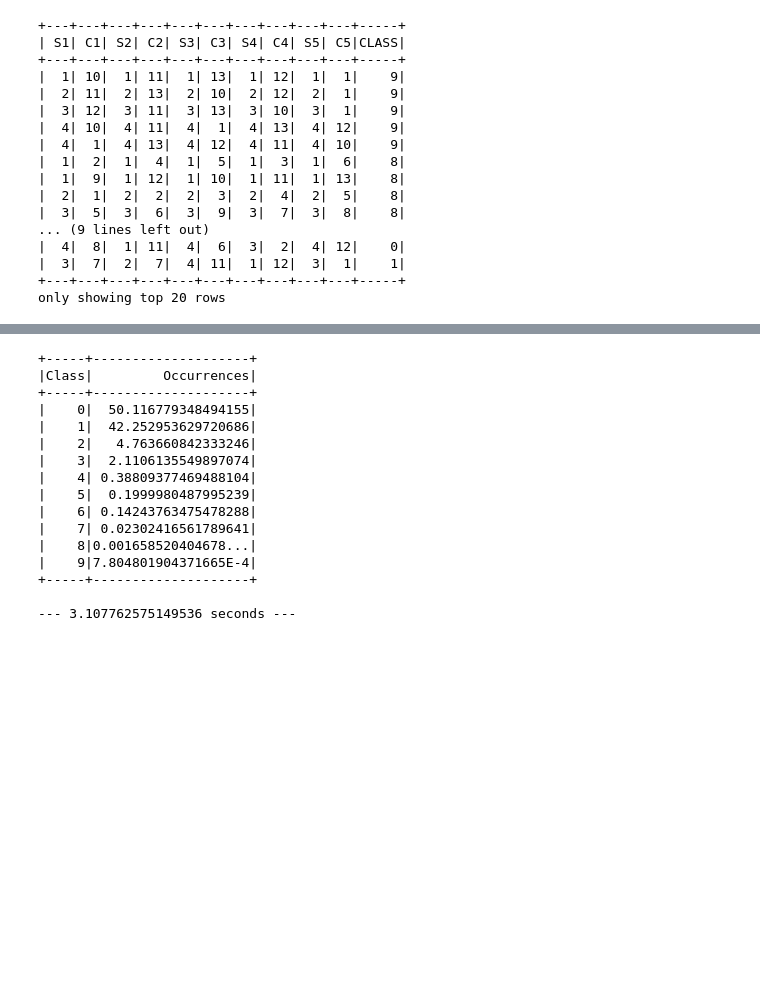
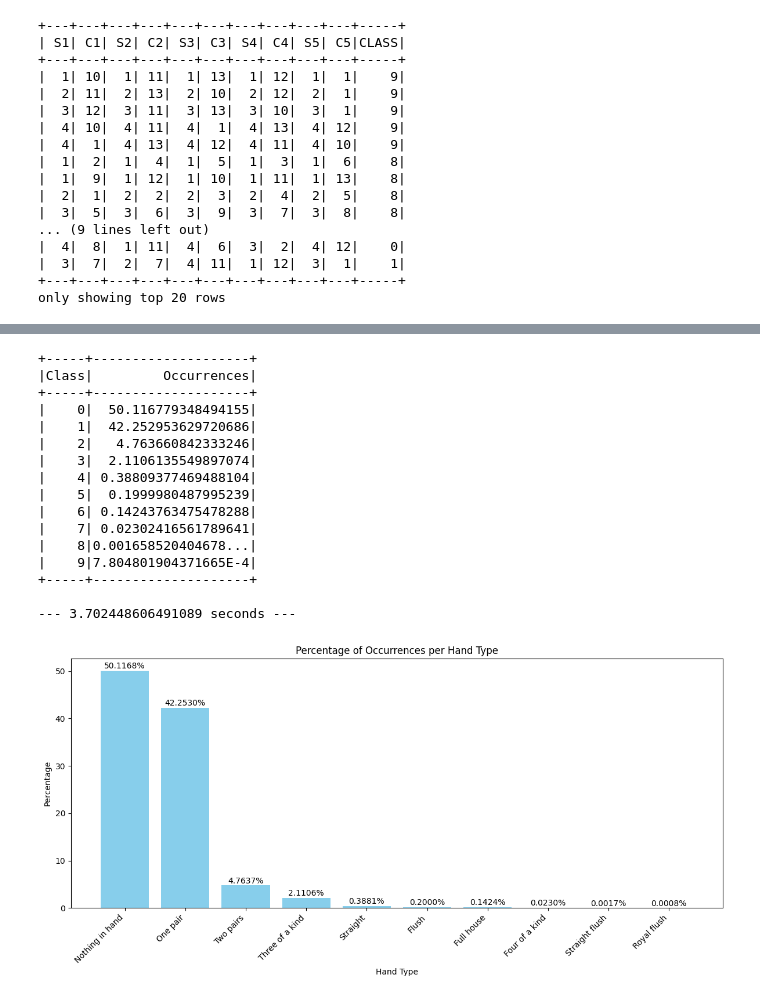
Before and after one commit to myhre062/Project-Poker-Predicition, a Jupyter notebook: Project_4_Spark_SQL.ipynb, the cells around one changed output, grey strips where cells are left out. Drawn from its saved outputs; the diff is of its cells as text; code cells hidden in the pictures; blank space fills up the shorter version.

```diff
--- a/Project_4_Spark_SQL.ipynb
+++ b/Project_4_Spark_SQL.ipynb
@@ -132,13 +182,14 @@ print("--- %s seconds ---" % (time.time() - start_time))
 # Here we have added the hint to Broadcast the lookup table.
 start_time = time.time()
 
-spark.sql("""
+hand_percentages = spark.sql("""
 SELECT Class, ((COUNT(Class) / 1025010)*100) AS Occurrences
 FROM hands
 GROUP BY Class
 ORDER BY Occurrences DESC
-""").show()
+""")
 
+hand_percentages.show()
 
 print("--- %s seconds ---" % (time.time() - start_time))
 # %% [output]
@@ -157,4 +208,31 @@ print("--- %s seconds ---" % (time.time() - start_time))
 |    9|7.804801904371665E-4|
 +-----+--------------------+
 
---- 3.107762575149536 seconds ---
+--- 3.702448606491089 seconds ---
+# %%
+pandasdf = hand_percentages.select("*").toPandas()
+
+pandasdf["Class"] = pandasdf["Class"].astype(int)
+
+pandasdf["Class"] = pandasdf["Class"].map(class_mapping)
+
+pandasdf.rename(columns={"Class": "Hand Type", "Occurrences": "Percentage"}, inplace=True)
+
+
+# Create a bar chart
+plt.figure(figsize=(12, 6))
+bars = plt.bar(pandasdf["Hand Type"], pandasdf["Percentage"], color='skyblue')
+
+# Add percentage values on top of each bar
+for bar in bars:
+    yval = bar.get_height()
+    plt.text(bar.get_x() + bar.get_width()/2, yval + 0.1, f'{yval:.4f}%', ha='center', va='bottom')
+
+plt.xlabel("Hand Type")
+plt.ylabel("Percentage")
+plt.title("Percentage of Occurrences per Hand Type")
+plt.xticks(rotation=45, ha='right')
+plt.tight_layout()
+plt.show()
+# %% [output]
+[figure, added]
```
Also changed, not shown: parts of 5 cells of this notebook, 1 other file.
